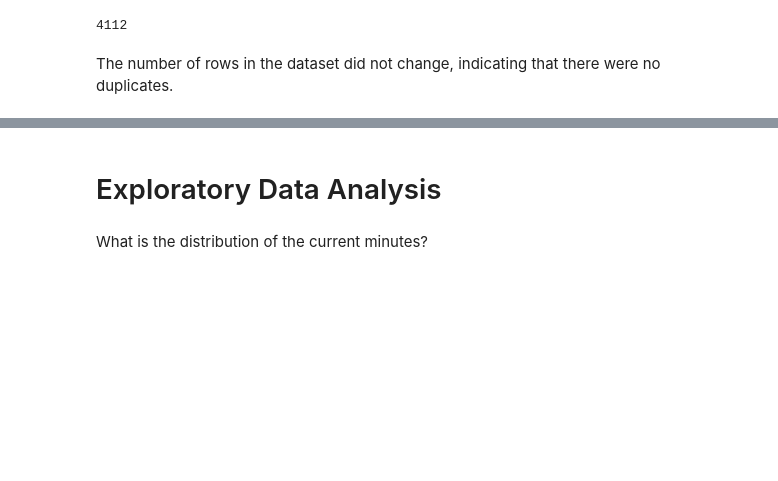
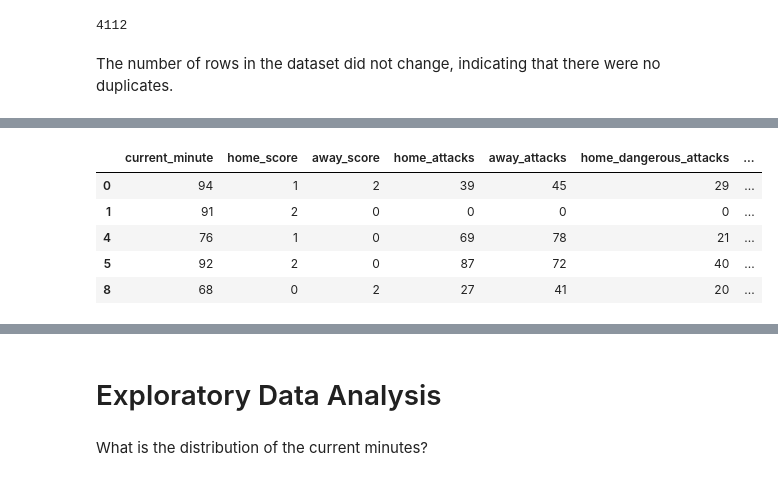
Before and after one commit to ayishamiara/STINTSY-MCO1, a Jupyter notebook: stintsy-mco1.ipynb, the cells around one changed output, grey strips where cells are left out. Saved outputs shown, nothing was run; the diff lists cells and outputs as text; code cells hidden in the pictures; blank space fills up the shorter version.

Commit message:
Completed data cleaning and adding of new columns

```diff
--- a/stintsy-mco1.ipynb
+++ b/stintsy-mco1.ipynb
@@ -227,3 +194,0 @@ We will now remove all df rows with negative values for current_minute
-# %%
-df = df[ df['current_minute'] >= 0 ]
-len(df)
@@ -234,4 +194,0 @@ remove all df rows that are within 45th to 105th minute
-# %%
-df = df[ df['current_minute'] >= 45 ]
-df = df[ df['current_minute'] <= 105 ]
-len(df)
@@ -267,3 +194,0 @@ added_column_df = df.apply(add_new_column_lambda, axis=1)
-# %%
-df["home_is_winning"] = added_column_df
-df.head()
@@ -295,0 +197,3 @@ df.describe()
+# %%
+df = df[ (df['home_score'] != df['away_score']) ]
+len(df)
@@ -295,0 +213,29 @@ df.describe()
+# %%
+# Add home_is_winning feature
+create_new_column = lambda row: True if (row["home_score"] > row["away_score"]) else False
+added_column = df.apply(create_new_column, axis=1)
+df["home_is_winning"] = added_column
+
+# Add attacks_difference feature
+create_new_column = lambda row: row["away_attacks"] - row["home_attacks"]
+added_column = df.apply(create_new_column, axis=1)
+df["attacks_difference"] = added_column
+
+# Add attacks_dangerous_difference feature
+create_new_column = lambda row: row["home_dangerous_attacks"] - row["away_dangerous_attacks"]
+added_column = df.apply(create_new_column, axis=1)
+df["attacks_dangerous_difference"] = added_column
+
+# Add on_target_difference feature
+create_new_column = lambda row: row["home_on_target"] - row["away_on_target"]
+added_column = df.apply(create_new_column, axis=1)
+df["on_target_difference"] = added_column
+
+df.head()
+# %% [output]
+|  | current_minute | home_score | away_score | home_attacks | away_attacks | home_dangerous_attacks | ... |
+| 0 | 94 | 1 | 2 | 39 | 45 | 29 | ... |
+| 1 | 91 | 2 | 0 | 0 | 0 | 0 | ... |
+| 4 | 76 | 1 | 0 | 69 | 78 | 21 | ... |
+| 5 | 92 | 2 | 0 | 87 | 72 | 40 | ... |
+| 8 | 68 | 0 | 2 | 27 | 41 | 20 | ... |
```
Also changed, not shown: parts of 29 cells of this notebook.
